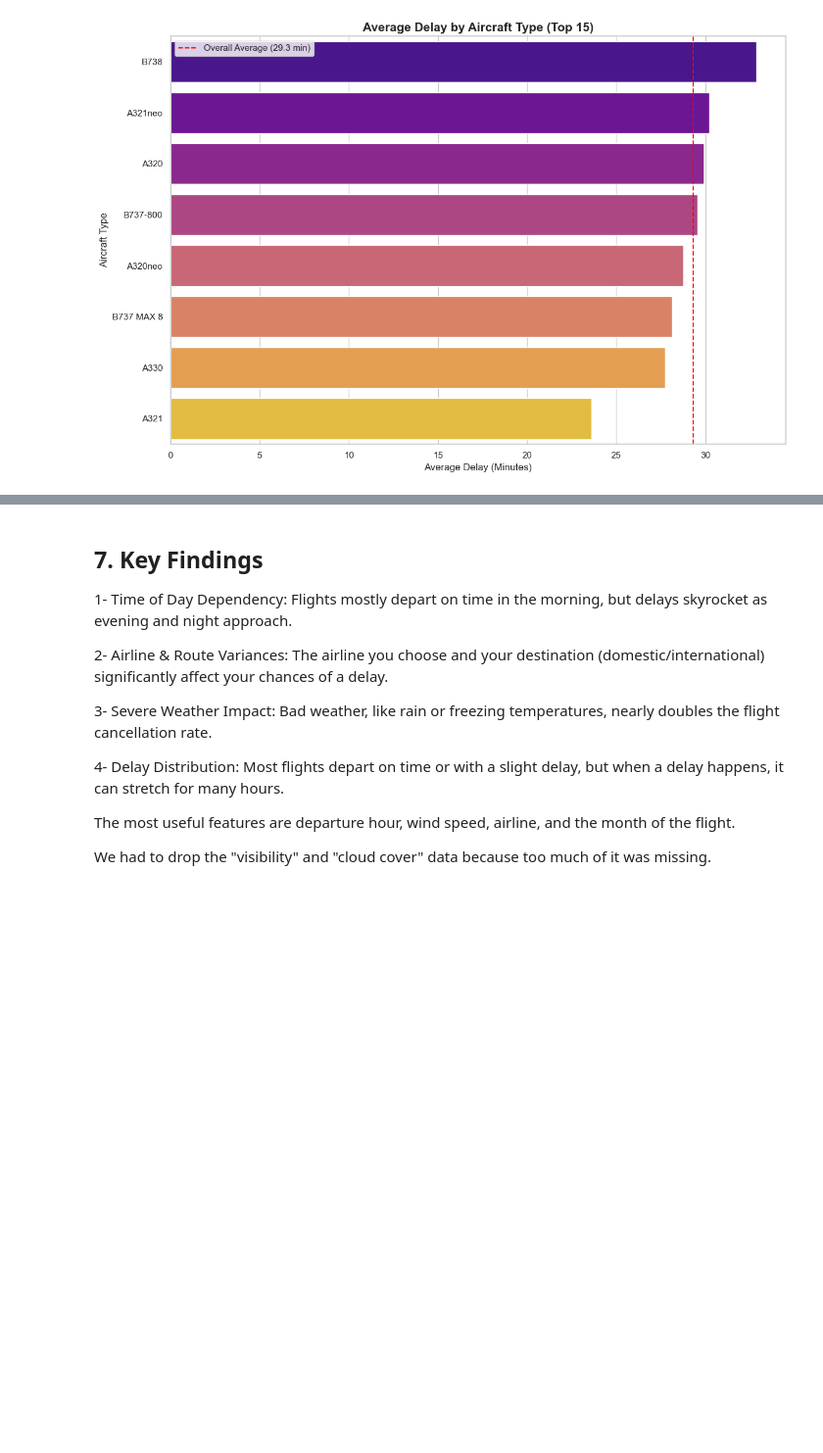
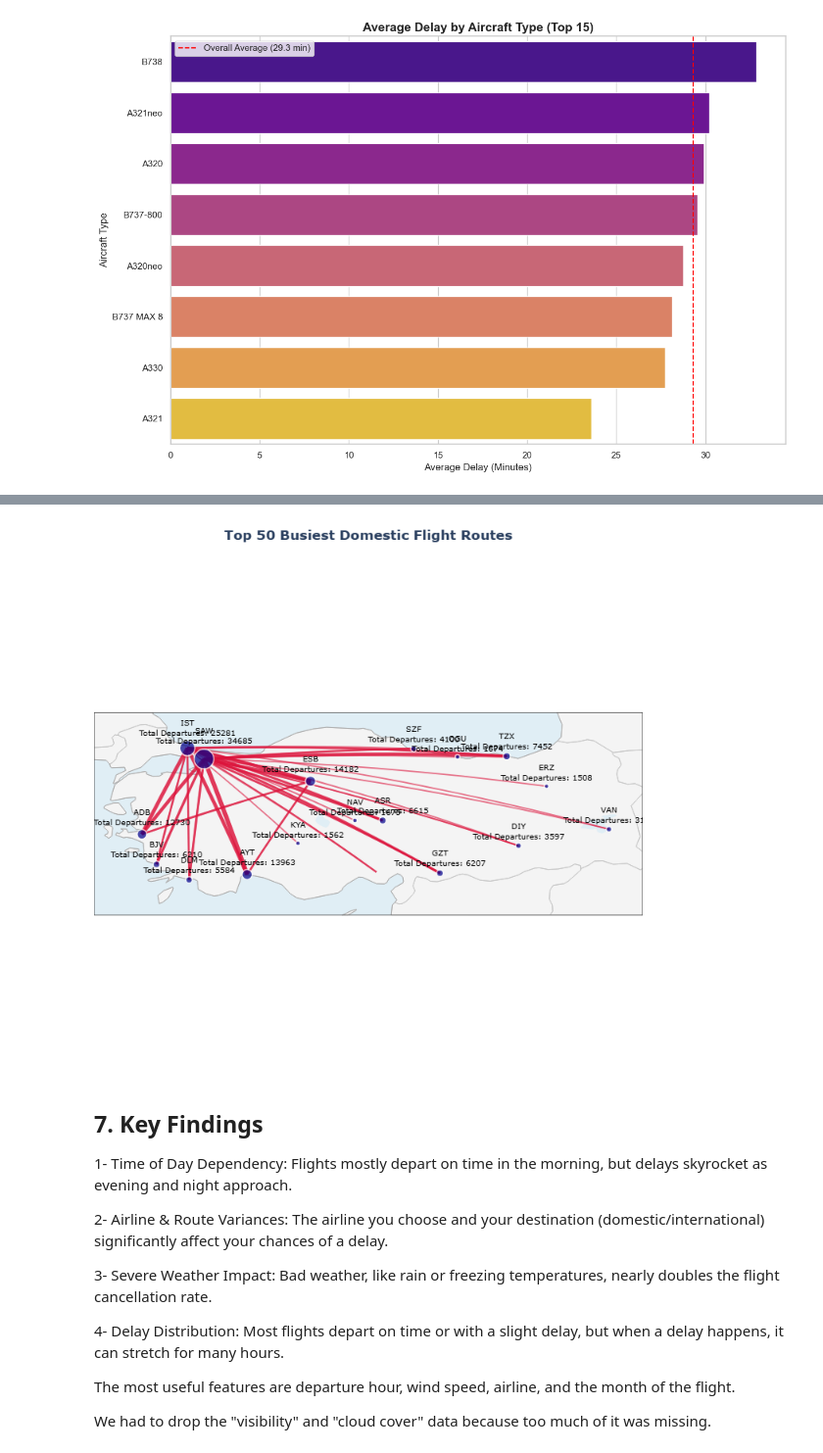
Before and after one commit to dincerefe/machinelearning_yzm2011, a Jupyter notebook: p1/p1_eda_24018036.ipynb, the cells around one changed output, grey strips where cells are left out. Shown at 98% size. Drawn from its saved outputs; the diff is of its cells as text; code cells hidden in the pictures; blank space fills up the shorter version.

```diff
--- a/p1/p1_eda_24018036.ipynb
+++ b/p1/p1_eda_24018036.ipynb
@@ -710,6 +716,7 @@ fig.show()
 # %%
 import plotly.graph_objects as go
 import pandas as pd
+pio.renderers.default = "png"
 
 tr_flights = completed_flights_df[completed_flights_df['is_domestic'] == 1].copy()
 route_counts = tr_flights.groupby(['departure_airport', 'arrival_airport']).size().reset_index(name='flight_count')
@@ -752,34 +759,36 @@ fig.add_trace(
         mode='markers+text',
         textposition='top center',
         textfont=dict(size=10, color='black'),
         marker=dict(
             size=(hubs['flight_count'] / max_hub_vol) * 20 + 5,
             color='darkblue',
             line=dict(width=1.5, color='white')
         ),
         showlegend=False
     )
 )
 
 fig.update_geos(
     lataxis_range=[35.5, 42.5], lonaxis_range=[25.5, 44.5],
     showcoastlines=True, coastlinecolor="DarkGray",
     showland=True, landcolor="#f4f4f4",
     showocean=True, oceancolor="#e0eef5",
     showlakes=True, lakecolor="#e0eef5",
     showcountries=True, countrycolor="#c8c8c8",
     resolution=50
 )
 
 fig.update_layout(
     title_text='<b>Top 50 Busiest Domestic Flight Routes</b>',
     title_x=0.5,
     height=700,
     margin={"r":0,"t":50,"l":0,"b":0},
     geo=dict(bgcolor='rgba(0,0,0,0)')
 )
 
-fig.show()
+fig.show(renderer="png")
+# %% [output]
+[figure, added]
 # %% [markdown]
 ## 7. Key Findings
 1- Time of Day Dependency: Flights mostly depart on time in the morning, but delays skyrocket as evening and night approach.
```
Also changed, not shown: parts of 2 cells of this notebook.
